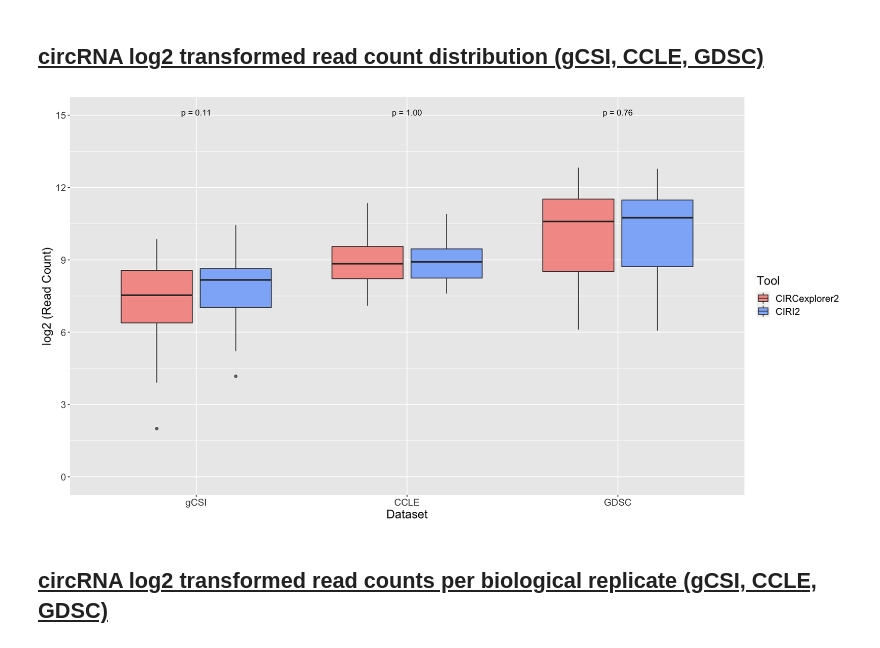
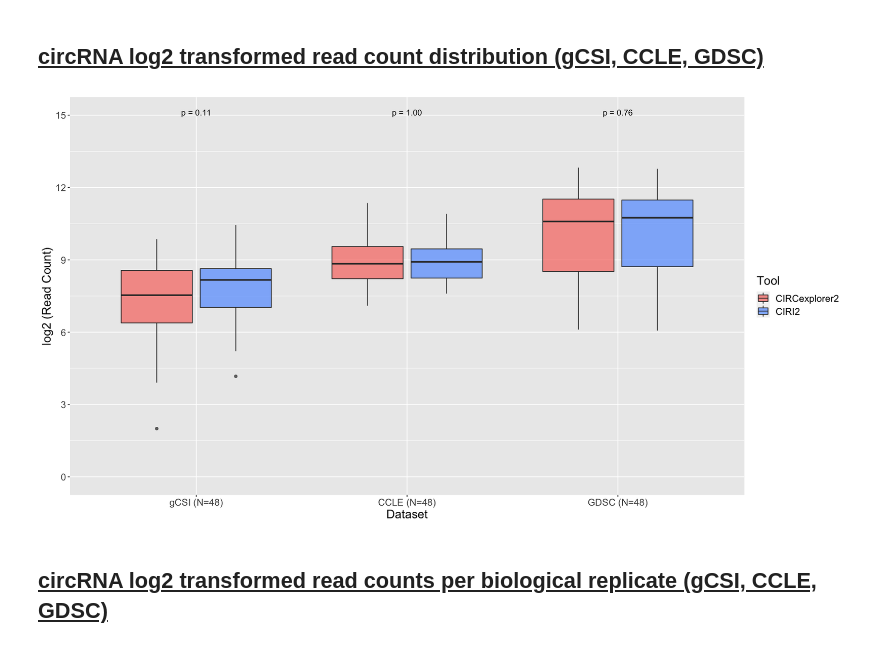
Before and after one commit to anthfm/circRNA, a Jupyter notebook: summarize_circRNA.ipynb, the cells around one changed output. Cells and saved outputs as stored; diff of their text form; code cells hidden in the pictures.

```diff
--- a/summarize_circRNA.ipynb
+++ b/summarize_circRNA.ipynb
@@ -617,17 +625,17 @@ draw.triple.venn(area1=length(gcsi_circ),
 # %%
 #organize CIRI2 and CIRCexplorer2 raw read counts for all biological replicates into combined transposed df for plotting
 df.box <- reshape2::melt(log2(ciri_combined[,c("gCSI","CCLE","GDSC")]), id.vars = NULL)
 df2.box <- reshape2::melt(log2(circ_combined[,c("gCSI","CCLE","GDSC")]), id.vars = NULL)
 df.box$tool <- "CIRI2"
 df2.box$tool <- "CIRCexplorer2"
 df3.box <- rbind(df.box,df2.box)
 options(repr.plot.width=15, repr.plot.height=8)
 ggplot(df3.box, aes(x = variable, y = value, fill = tool)) +
   geom_boxplot(alpha=0.7) + scale_y_continuous(name = "log2 (Read Count)",
                                              breaks = seq(0, 15, 3),
-                                             limits=c(0, 15)) + scale_x_discrete(name = "Dataset") + theme(plot.title = element_text(hjust = 0.5), text = element_text(size=16)) + scale_fill_manual(values = c("#F8766D", "#619CFF"), name="Tool") + stat_compare_means(label = "p.format")
+                                             limits=c(0, 15)) + scale_x_discrete(name = "Dataset", labels=c("gCSI (N=48)", "CCLE (N=48)", "GDSC (N=48)")) + theme(plot.title = element_text(hjust = 0.5), text = element_text(size=16)) + scale_fill_manual(values = c("#F8766D", "#619CFF"), name="Tool") + stat_compare_means(label = "p.format")
 # %% [output]
-[figure, old version]
+[figure, new version]
 # %% [markdown]
 ## <u>circRNA log2 transformed read counts per biological replicate (gCSI, CCLE, GDSC)</u>
 # %% [markdown]
```
Also changed, not shown: parts of 4 cells of this notebook.
